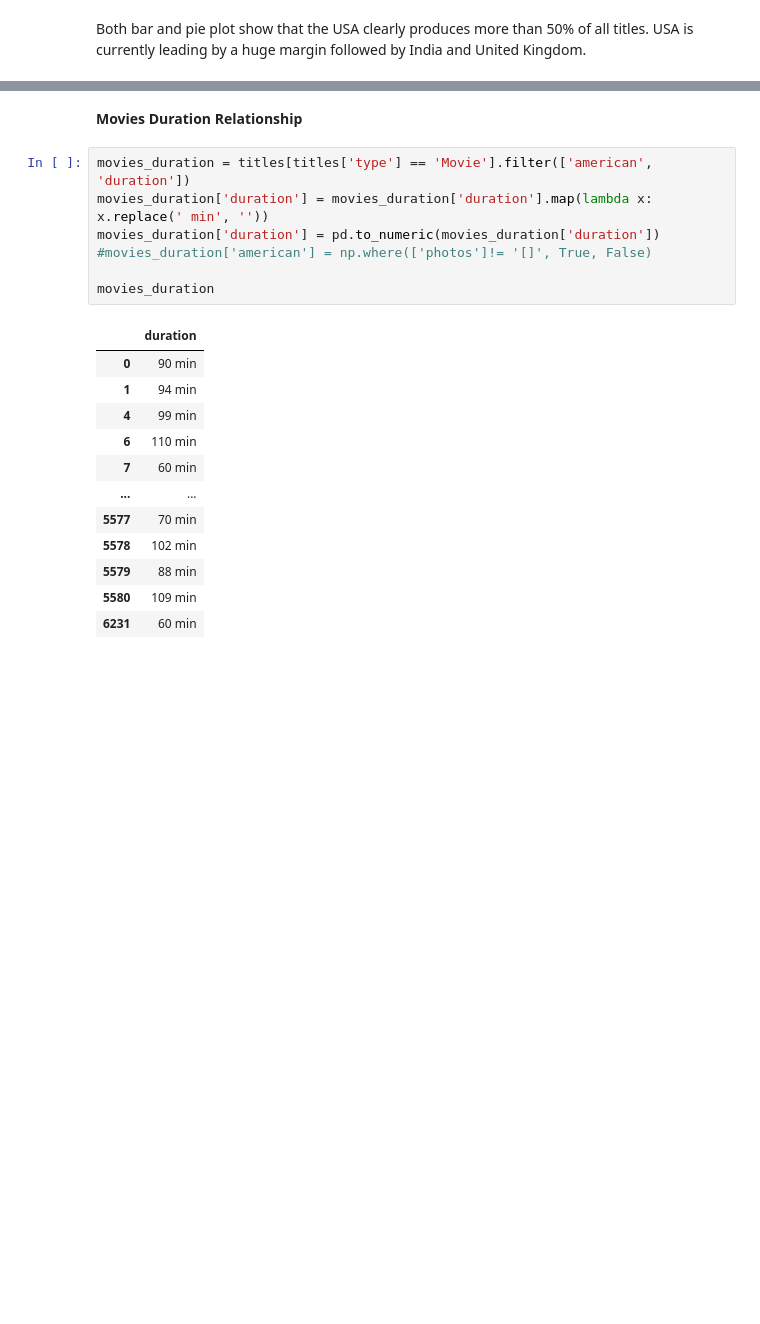
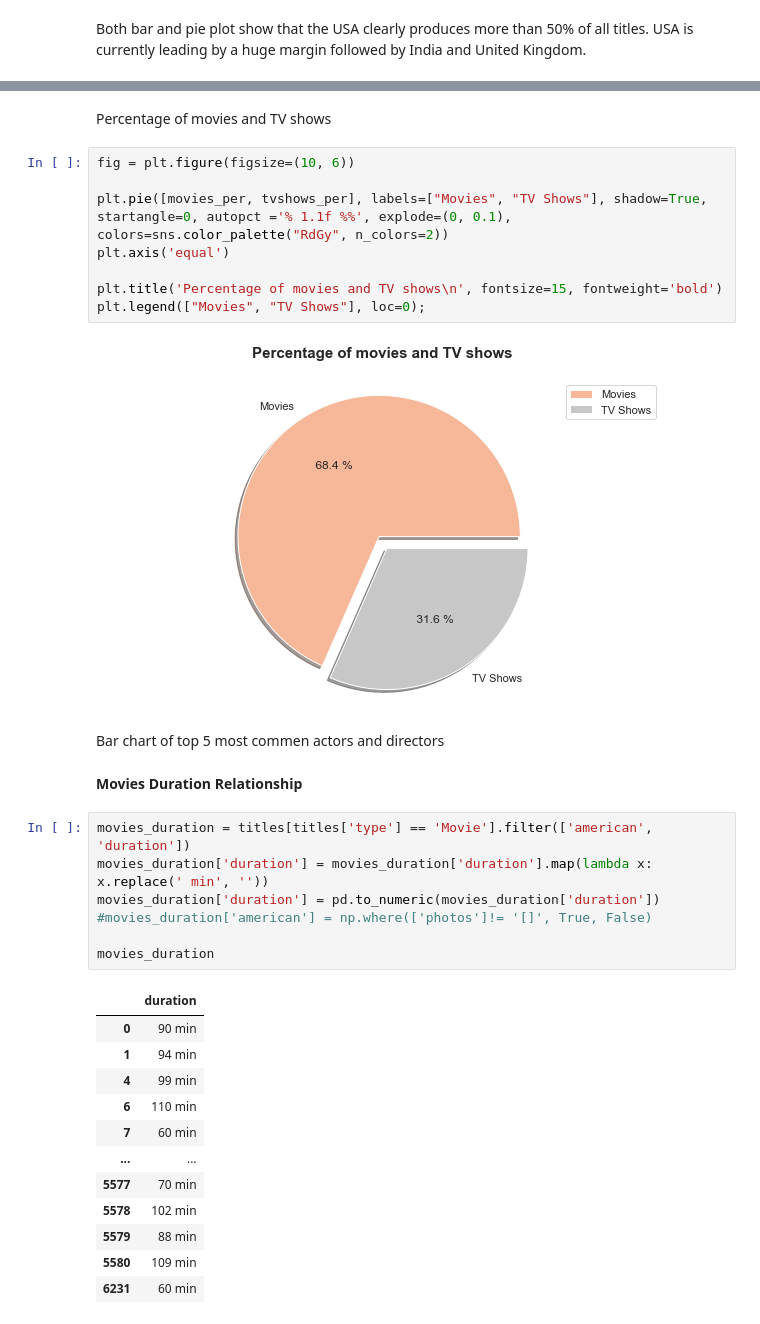
Before and after one commit to ta-data-mexpt/project-dataviz, a Jupyter notebook: Data Visualization Jupyter Notebook.ipynb, the cells around one changed output, grey strips where cells are left out. Drawn from its saved outputs; the diff is of its cells as text; blank space fills up the shorter version.

```diff
--- a/Data Visualization Jupyter Notebook.ipynb
+++ b/Data Visualization Jupyter Notebook.ipynb
@@ -266,3 +300,17 @@ Both bar and pie plot show that the USA clearly produces more than 50% of all ti
+# %% [markdown]
+Percentage of movies and TV shows
+# %%
+fig = plt.figure(figsize=(10, 6))
+
+plt.pie([movies_per, tvshows_per], labels=["Movies", "TV Shows"], shadow=True, startangle=0, autopct ='% 1.1f %%', explode=(0, 0.1), colors=sns.color_palette("RdGy", n_colors=2))
+plt.axis('equal')
+
+plt.title('Percentage of movies and TV shows\n', fontsize=15, fontweight='bold')
+plt.legend(["Movies", "TV Shows"], loc=0);
+# %% [output]
+[figure, added]
+# %% [markdown]
+Bar chart of top 5 most commen actors and directors
 # %% [markdown]
 **Movies Duration Relationship**
 # %%
```
Also changed, not shown: parts of 10 cells of this notebook.
